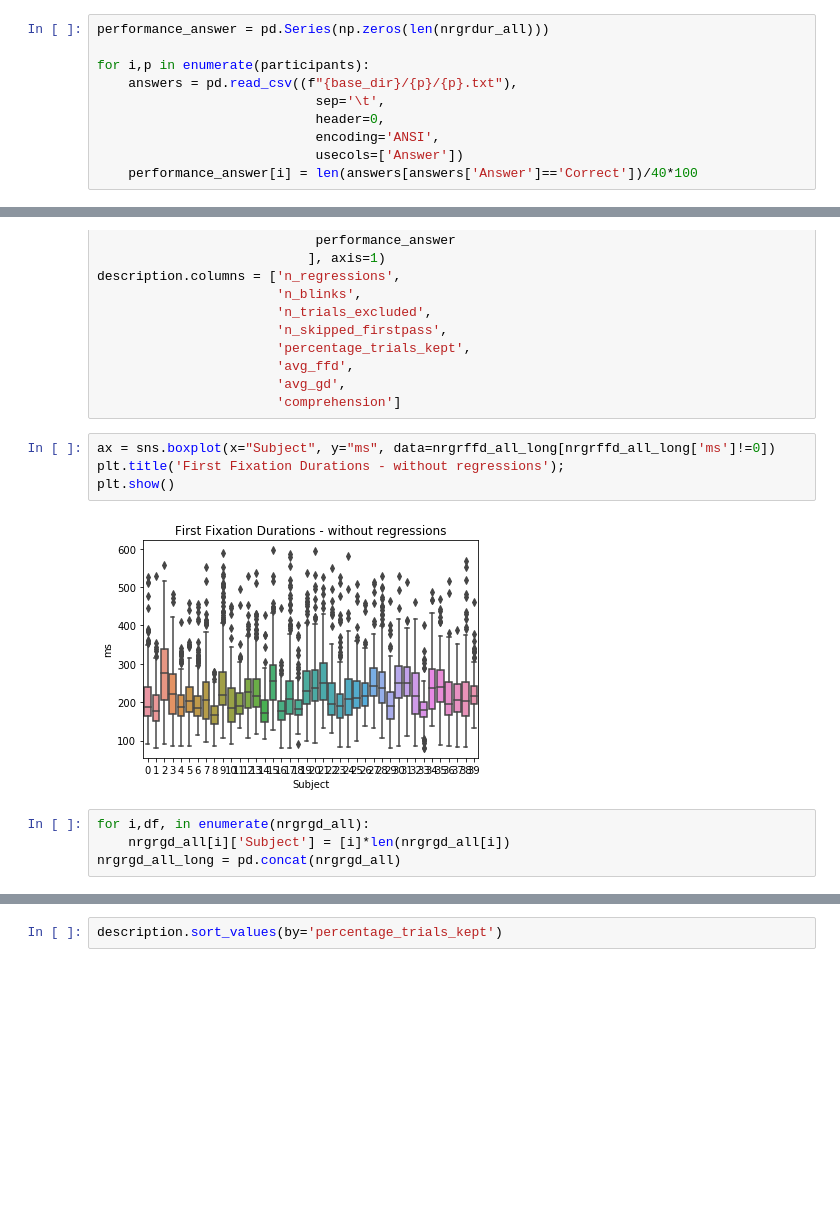
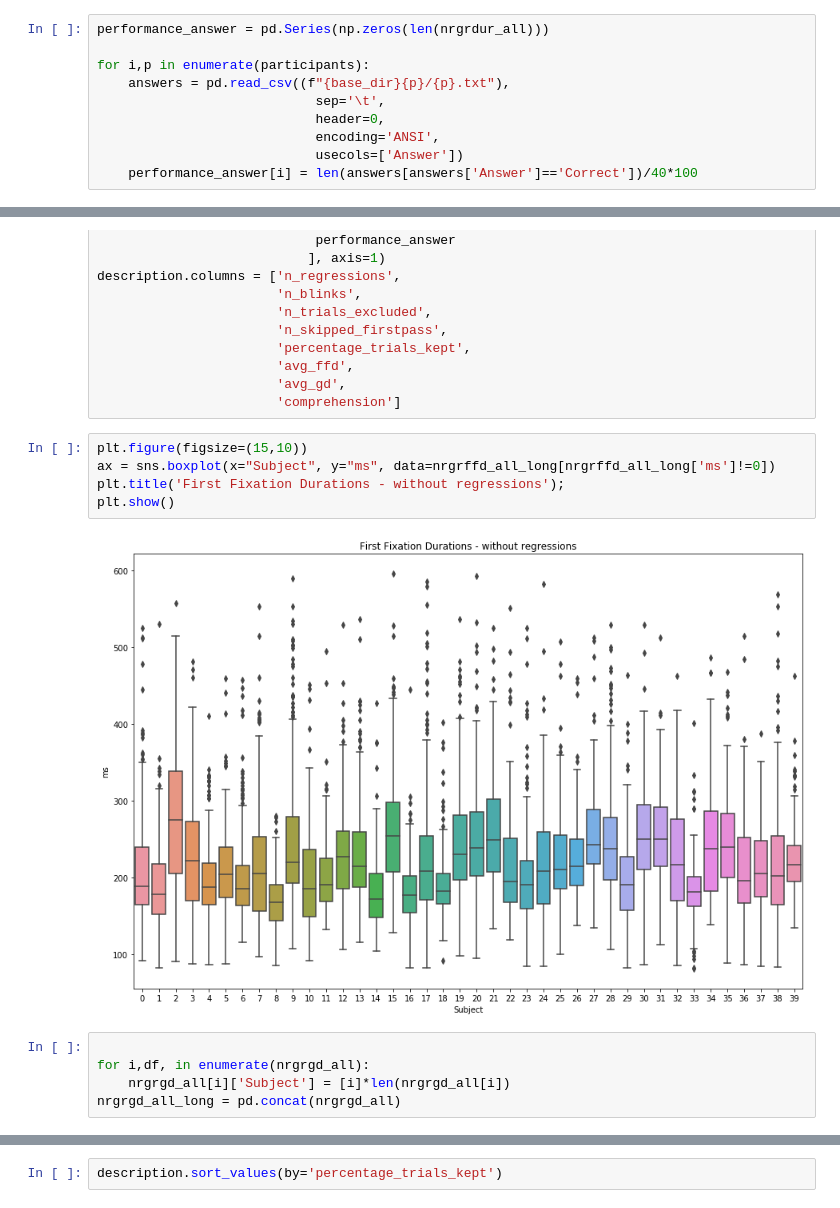
Before and after one commit to magna-fede/EOS, a Jupyter notebook: descriptionEOSresults02.ipynb, the cells around one changed output, grey strips where cells are left out. Saved outputs shown, nothing was run; the diff lists cells and outputs as text; blank space fills up the shorter version.

```diff
--- a/descriptionEOSresults02.ipynb
+++ b/descriptionEOSresults02.ipynb
@@ -168,7 +168,7 @@ plt.show()
 performance_answer = pd.Series(np.zeros(len(nrgrdur_all)))
 
 for i,p in enumerate(participants):
-    answers = pd.read_csv((f"{base_dir}/{p}/{p}.txt"),
+    answers = pd.read_csv((f"{base_dir}{p}/{p}.txt"),
                             sep='\t',
                             header=0,
                             encoding='ANSI',
@@ -278,12 +280,14 @@ description.columns = ['n_regressions',
                        'avg_gd',
                        'comprehension']
 # %%
+plt.figure(figsize=(15,10))
 ax = sns.boxplot(x="Subject", y="ms", data=nrgrffd_all_long[nrgrffd_all_long['ms']!=0])
 plt.title('First Fixation Durations - without regressions');
 plt.show()
 # %% [output]
-[figure, old version]
+[figure, new version]
 # %%
+
 for i,df, in enumerate(nrgrgd_all):
     nrgrgd_all[i]['Subject'] = [i]*len(nrgrgd_all[i])
 nrgrgd_all_long = pd.concat(nrgrgd_all)
```
Also changed, not shown: parts of 4 cells of this notebook, 3 other files.
